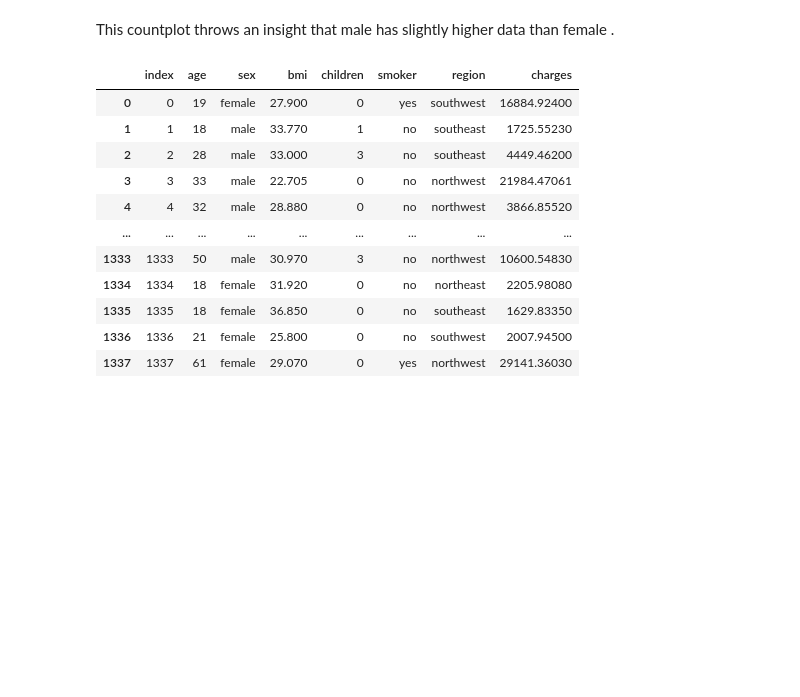
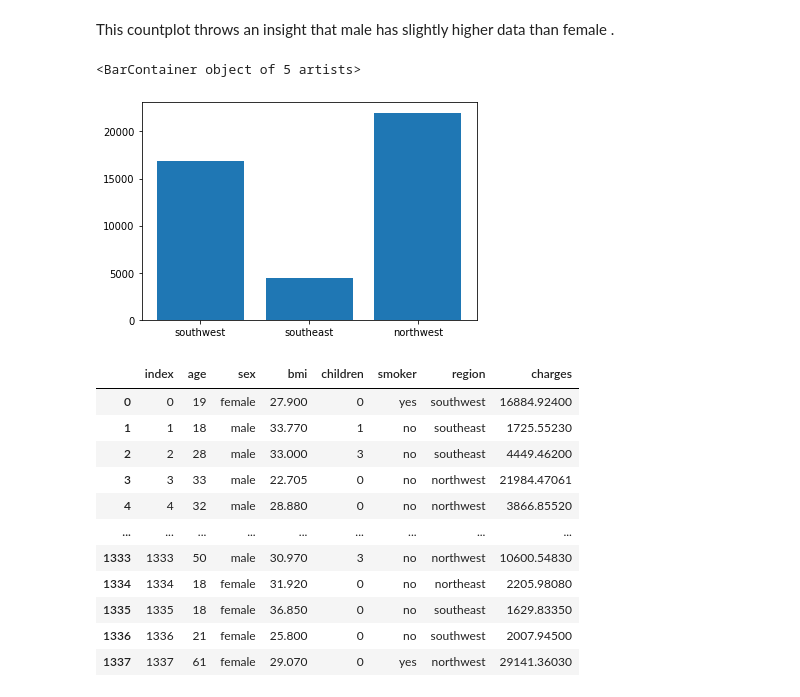
Before and after one commit to moni14-code/dataScience, a Jupyter notebook: medicalCost.ipynb, the cells around one changed output. Cells and saved outputs as stored; diff of their text form; code cells hidden in the pictures; blank space fills up the shorter version.

```diff
--- a/medicalCost.ipynb
+++ b/medicalCost.ipynb
@@ -115,6 +120,11 @@ female    662
 Name: sex, dtype: int64
 # %% [markdown]
 This countplot throws an insight that male has slightly higher data than female .
+# %%
+plt.bar(medical['region'].head(),medical['charges'].head())
+# %% [output]
+<BarContainer object of 5 artists>
+[figure, added]
 # %%
 medical.reset_index()
 # %% [output]
```
Also changed, not shown: parts of 8 cells of this notebook.
